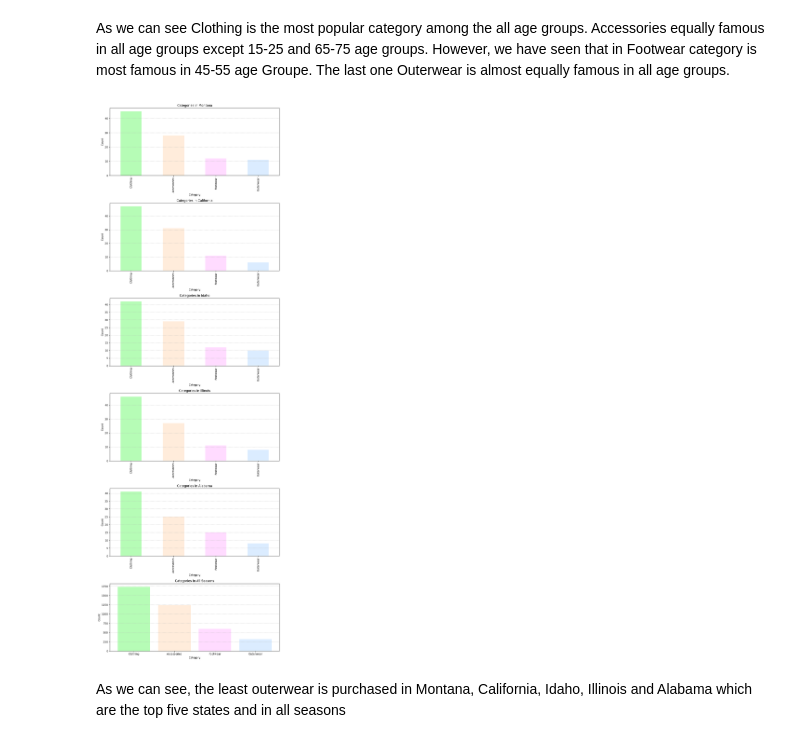
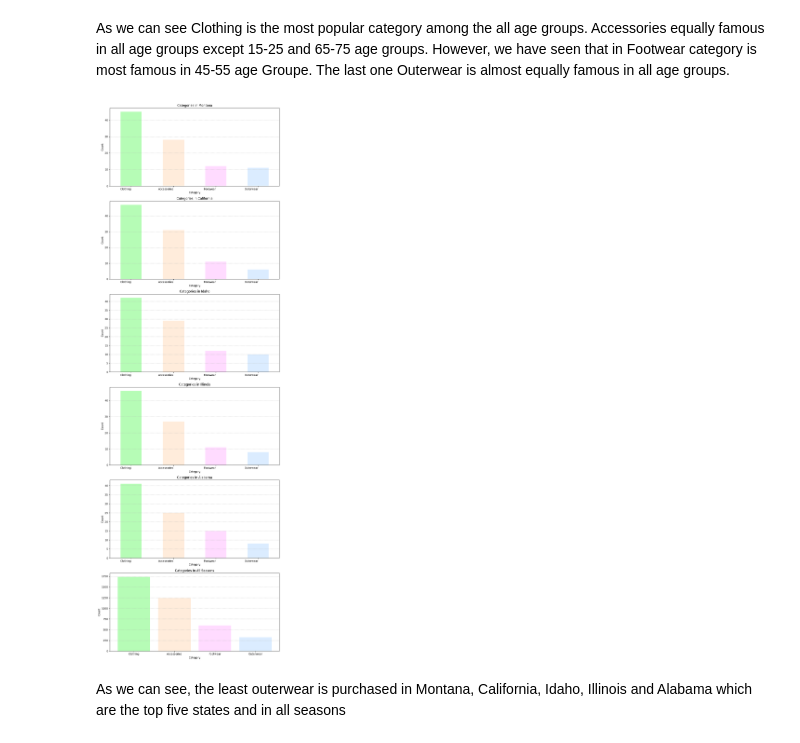
Before and after one commit to muhammadafiq21/Consumer-Behavior-Analysis-for-Targeted-Marketing, a Jupyter notebook: Consumer Behavior & Shopping Habits Analysis.ipynb, the cells around one changed output. Drawn from its saved outputs; the diff is of its cells as text; code cells hidden in the pictures.

```diff
--- a/Consumer Behavior & Shopping Habits Analysis.ipynb
+++ b/Consumer Behavior & Shopping Habits Analysis.ipynb
@@ -396,34 +396,35 @@ fig, axes = plt.subplots(len(top_locations) + 1, 1, figsize=(10, 5 * (len(top_lo
 for i, location in enumerate(top_locations):
     location_data = df[df['Location'] == location]
 
     # Count the most common product categories in this location
     category_counts = location_data['Category'].value_counts().head(10)
 
     # Create a bar plot for the category distribution with different colors
     ax = axes[i]
     category_counts.plot(kind='bar', ax=ax, color=colors, alpha=0.7)
     ax.set_title(f"Categories in {location}")
     ax.set_xlabel("Category")
     ax.set_ylabel("Count")
+    ax.set_xticklabels(category_counts.index, rotation=0, ha='right')  # Rotate labels
     ax.grid(axis='y', linestyle='--', alpha=0.7)
 
 # Create a subplot for all seasons
 all_season_data = df[df['Season'].isin(all_seasons)]
 all_season_category_counts = all_season_data['Category'].value_counts().head(10)
 ax_all_seasons = axes[len(top_locations)]
 ax_all_seasons.bar(all_season_category_counts.index, all_season_category_counts, color=colors, alpha=0.7)
 ax_all_seasons.set_title("Categories in All Seasons")
 ax_all_seasons.set_xlabel("Category")
 ax_all_seasons.set_ylabel("Count")
 ax_all_seasons.grid(axis='y', linestyle='--', alpha=0.7)
 
 # Adjust subplot layout for a clean appearance
 plt.tight_layout()
 
 # Display the visualizations
 plt.show()
 # %% [output]
-[figure, old version]
+[figure, new version]
 # %% [markdown]
 As we can see, the least outerwear is purchased in Montana, California, Idaho, Illinois and Alabama which are the top five states and in all seasons
 # %% [markdown]
```
